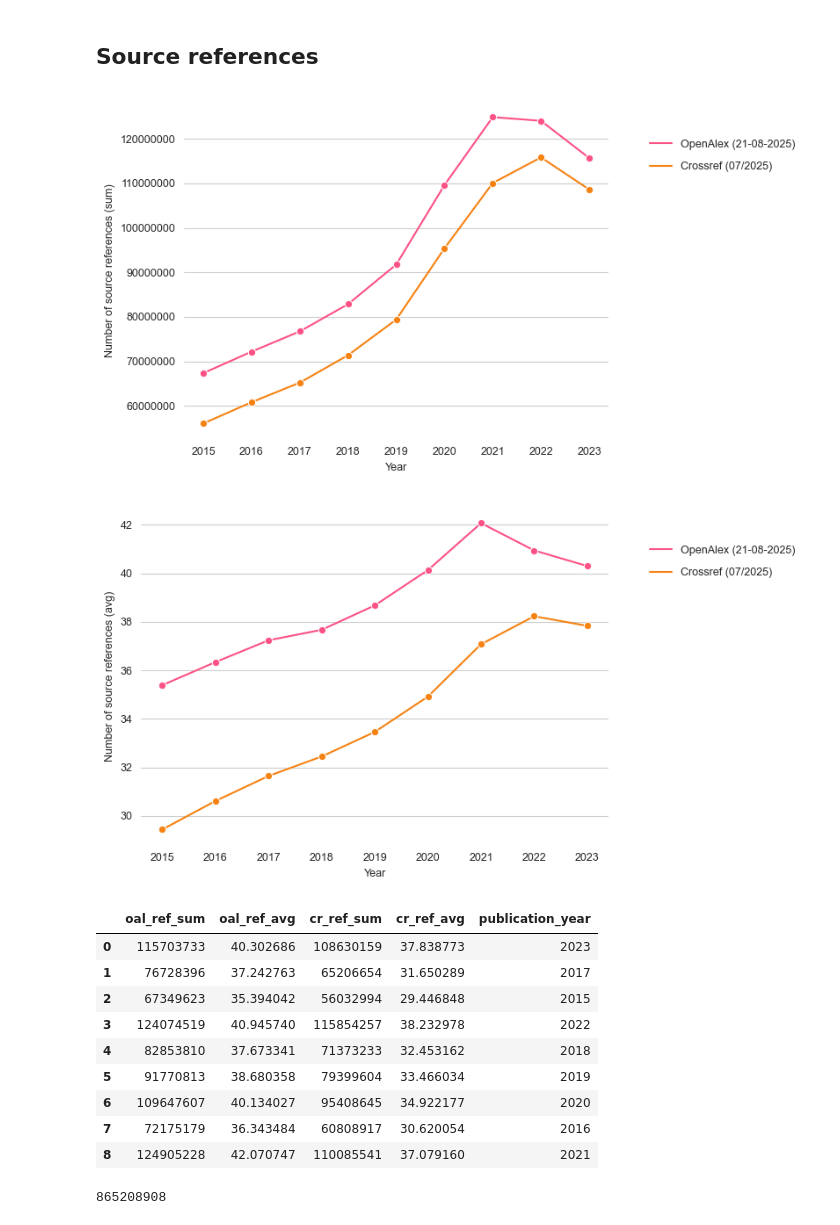
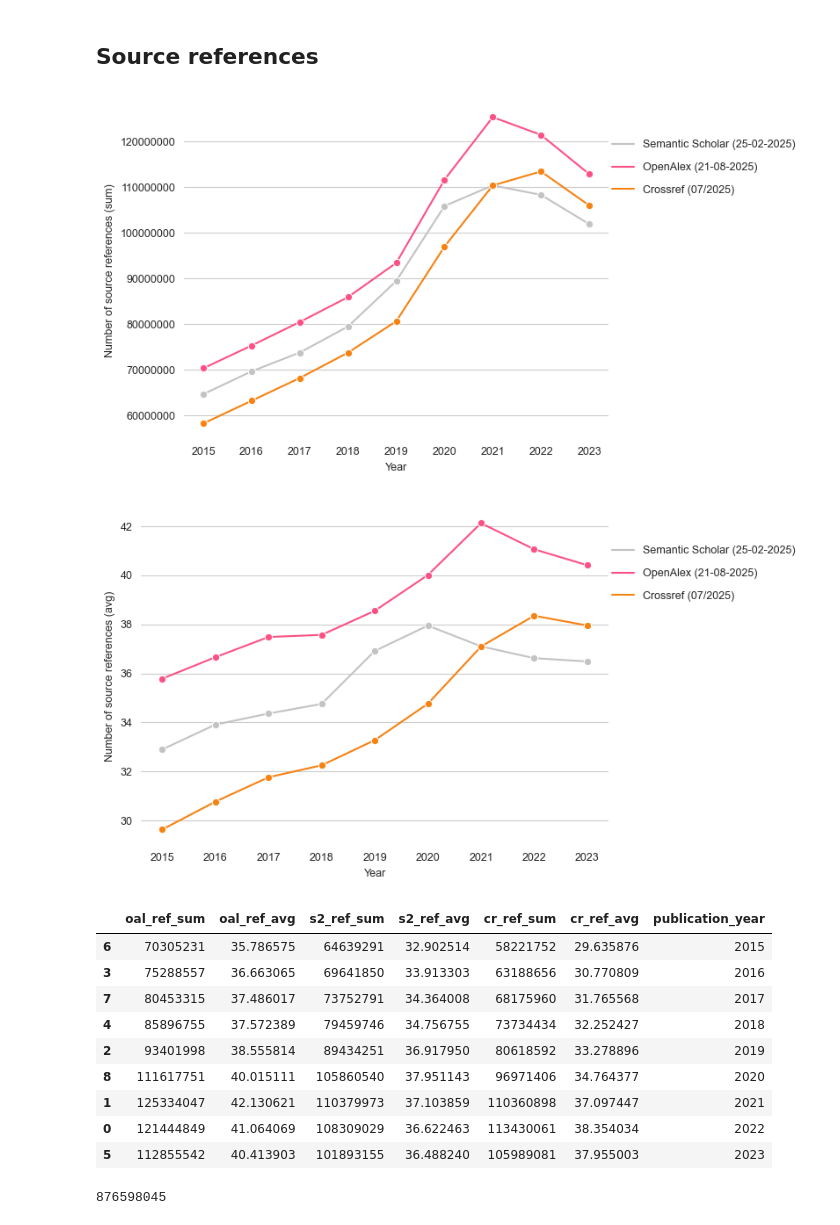
Before and after one commit to naustica/oal_s2_ref, a Jupyter notebook: Codebook.ipynb, the cells around one changed output. Drawn from its saved outputs; the diff is of its cells as text; code cells hidden in the pictures.

Commit message:
update s2 source refs

```diff
--- a/Codebook.ipynb
+++ b/Codebook.ipynb
@@ -677,14 +677,28 @@ fig.savefig('media/s2_oal_sum_references_boxplot.png', format='png', bbox_inches
 # %% [markdown]
 ## Source references
 # %%
-oal_cr_ref_y = client.query(f"""
+oal_cr_s2_ref_y = client.query(f"""
                              SELECT
                                  SUM(oal.referenced_works_count) AS oal_ref_sum,
                                  AVG(oal.referenced_works_count) AS oal_ref_avg,
+                                 SUM(s2.source_ref_count) AS s2_ref_sum,
+                                 AVG(s2.source_ref_count) AS s2_ref_avg,
                                  SUM(cr.source_references_count) AS cr_ref_sum,
                                  AVG(cr.source_references_count) AS cr_ref_avg,
                                  oal.publication_year
                              FROM {openalex_snapshot} AS oal
+                             JOIN (
+                                 SELECT
+                                     s2.externalids.DOI AS doi,
+                                     CASE
+                                         WHEN source_ref_count IS NULL THEN 0
+                                         ELSE source_ref_count
+                                     END AS source_ref_count
+                                 FROM {s2ag_papers} AS s2
+                                 LEFT JOIN subugoe-collaborative.resources.s2_25022025_source_references AS s2_source_references
+                                     ON s2.externalids.CorpusId = s2_source_references.corpus_id
+                             ) AS s2
+                                ON LOWER(oal.doi) = LOWER(s2.doi)
                              JOIN (
                                  SELECT doi, SUM(source_ref_count) AS source_references_count
                                  FROM (
@@ -706,49 +720,64 @@ oal_cr_ref_y = client.query(f"""
 # %%
 fig, ax = plt.subplots(figsize=(6,4.5))
 plt.box(False)
 
-sns.lineplot(data=oal_cr_ref_y[['oal_ref_sum', 'publication_year']],
+sns.lineplot(data=oal_cr_s2_ref_y[['oal_ref_sum', 'publication_year']],
              x='publication_year',
              y='oal_ref_sum',
              color='#fc5185',
              marker='o',
              ax=ax)
 
-sns.lineplot(data=oal_cr_ref_y[['cr_ref_sum', 'publication_year']],
+sns.lineplot(data=oal_cr_s2_ref_y[['s2_ref_sum', 'publication_year']],
+             x='publication_year',
+             y='s2_ref_sum',
+             color='#c3c3c3',
+             marker='o',
+             ax=ax)
+
+sns.lineplot(data=oal_cr_s2_ref_y[['cr_ref_sum', 'publication_year']],
              x='publication_year',
              y='cr_ref_sum',
              color='#f68212',
              marker='o',
              ax=ax)
 
 ax.grid(False, which='both', axis='x')
 ax.set(xlabel='Year', ylabel='Number of source references (sum)')
 ax.ticklabel_format(useOffset=False, style='plain')
 
 oal_patch = Line2D([0], [0], color='#fc5185', label='OpenAlex (21-08-2025)')
+s2_patch = Line2D([0], [0], color='#c3c3c3', label='Semantic Scholar (25-02-2025)')
 cr_patch = Line2D([0], [0], color='#f68212', label='Crossref (07/2025)')
 
-lgd = fig.legend(handles=[oal_patch, cr_patch], frameon=False,
+lgd = fig.legend(handles=[s2_patch, oal_patch, cr_patch], frameon=False,
                  bbox_to_anchor=(1.35, 0.9), labelspacing=1.1)
 
 plt.tight_layout()
 
 plt.show()
-fig.savefig(f'media/oal_cr_sum_source_ref.png', format='png', bbox_inches='tight', dpi=500)
+fig.savefig(f'media/oal_s2_cr_sum_source_ref.png', format='png', bbox_inches='tight', dpi=500)
 # %% [output]
-[figure, old version]
+[figure, new version]
 # %%
 fig, ax = plt.subplots(figsize=(6,4.5))
 plt.box(False)
 
-sns.lineplot(data=oal_cr_ref_y[['oal_ref_avg', 'publication_year']],
+sns.lineplot(data=oal_cr_s2_ref_y[['oal_ref_avg', 'publication_year']],
              x='publication_year',
              y='oal_ref_avg',
              color='#fc5185',
              marker='o',
              ax=ax)
 
-sns.lineplot(data=oal_cr_ref_y[['cr_ref_avg', 'publication_year']],
+sns.lineplot(data=oal_cr_s2_ref_y[['s2_ref_avg', 'publication_year']],
+             x='publication_year',
+             y='s2_ref_avg',
+             color='#c3c3c3',
+             marker='o',
+             ax=ax)
+
+sns.lineplot(data=oal_cr_s2_ref_y[['cr_ref_avg', 'publication_year']],
              x='publication_year',
              y='cr_ref_avg',
              color='#f68212',
@@ -760,32 +789,33 @@ ax.set(xlabel='Year', ylabel='Number of source references (avg)')
 ax.ticklabel_format(useOffset=False, style='plain')
 
 oal_patch = Line2D([0], [0], color='#fc5185', label='OpenAlex (21-08-2025)')
+s2_patch = Line2D([0], [0], color='#c3c3c3', label='Semantic Scholar (25-02-2025)')
 cr_patch = Line2D([0], [0], color='#f68212', label='Crossref (07/2025)')
 
-lgd = fig.legend(handles=[oal_patch, cr_patch], frameon=False,
+lgd = fig.legend(handles=[s2_patch, oal_patch, cr_patch], frameon=False,
                  bbox_to_anchor=(1.35, 0.9), labelspacing=1.1)
 
 plt.tight_layout()
 
 plt.show()
-fig.savefig(f'media/oal_cr_avg_source_ref.png', format='png', bbox_inches='tight', dpi=500)
+fig.savefig(f'media/oal_s2_cr_avg_source_ref.png', format='png', bbox_inches='tight', dpi=500)
 # %% [output]
-[figure, old version]
+[figure, new version]
 # %%
-oal_cr_ref_y
+oal_cr_s2_ref_y.sort_values(by=['publication_year'])
 # %% [output]
-|  | oal_ref_sum | oal_ref_avg | cr_ref_sum | cr_ref_avg | publication_year |
-| 0 | 115703733 | 40.302686 | 108630159 | 37.838773 | 2023 |
-| 1 | 76728396 | 37.242763 | 65206654 | 31.650289 | 2017 |
-| 2 | 67349623 | 35.394042 | 56032994 | 29.446848 | 2015 |
-| 3 | 124074519 | 40.945740 | 115854257 | 38.232978 | 2022 |
-| 4 | 82853810 | 37.673341 | 71373233 | 32.453162 | 2018 |
-| 5 | 91770813 | 38.680358 | 79399604 | 33.466034 | 2019 |
-| 6 | 109647607 | 40.134027 | 95408645 | 34.922177 | 2020 |
-| 7 | 72175179 | 36.343484 | 60808917 | 30.620054 | 2016 |
-| 8 | 124905228 | 42.070747 | 110085541 | 37.079160 | 2021 |
+|  | oal_ref_sum | oal_ref_avg | s2_ref_sum | s2_ref_avg | cr_ref_sum | cr_ref_avg | publication_year |
+| 6 | 70305231 | 35.786575 | 64639291 | 32.902514 | 58221752 | 29.635876 | 2015 |
+| 3 | 75288557 | 36.663065 | 69641850 | 33.913303 | 63188656 | 30.770809 | 2016 |
+| 7 | 80453315 | 37.486017 | 73752791 | 34.364008 | 68175960 | 31.765568 | 2017 |
+| 4 | 85896755 | 37.572389 | 79459746 | 34.756755 | 73734434 | 32.252427 | 2018 |
+| 2 | 93401998 | 38.555814 | 89434251 | 36.917950 | 80618592 | 33.278896 | 2019 |
+| 8 | 111617751 | 40.015111 | 105860540 | 37.951143 | 96971406 | 34.764377 | 2020 |
+| 1 | 125334047 | 42.130621 | 110379973 | 37.103859 | 110360898 | 37.097447 | 2021 |
+| 0 | 121444849 | 41.064069 | 108309029 | 36.622463 | 113430061 | 38.354034 | 2022 |
+| 5 | 112855542 | 40.413903 | 101893155 | 36.488240 | 105989081 | 37.955003 | 2023 |
 # %%
-oal_cr_ref_y.oal_ref_sum.sum()
+oal_cr_s2_ref_y.oal_ref_sum.sum()
 # %% [output]
-865208908
+876598045
 # %%
```
Also changed, not shown: parts of 2 cells of this notebook, 4 other files.
